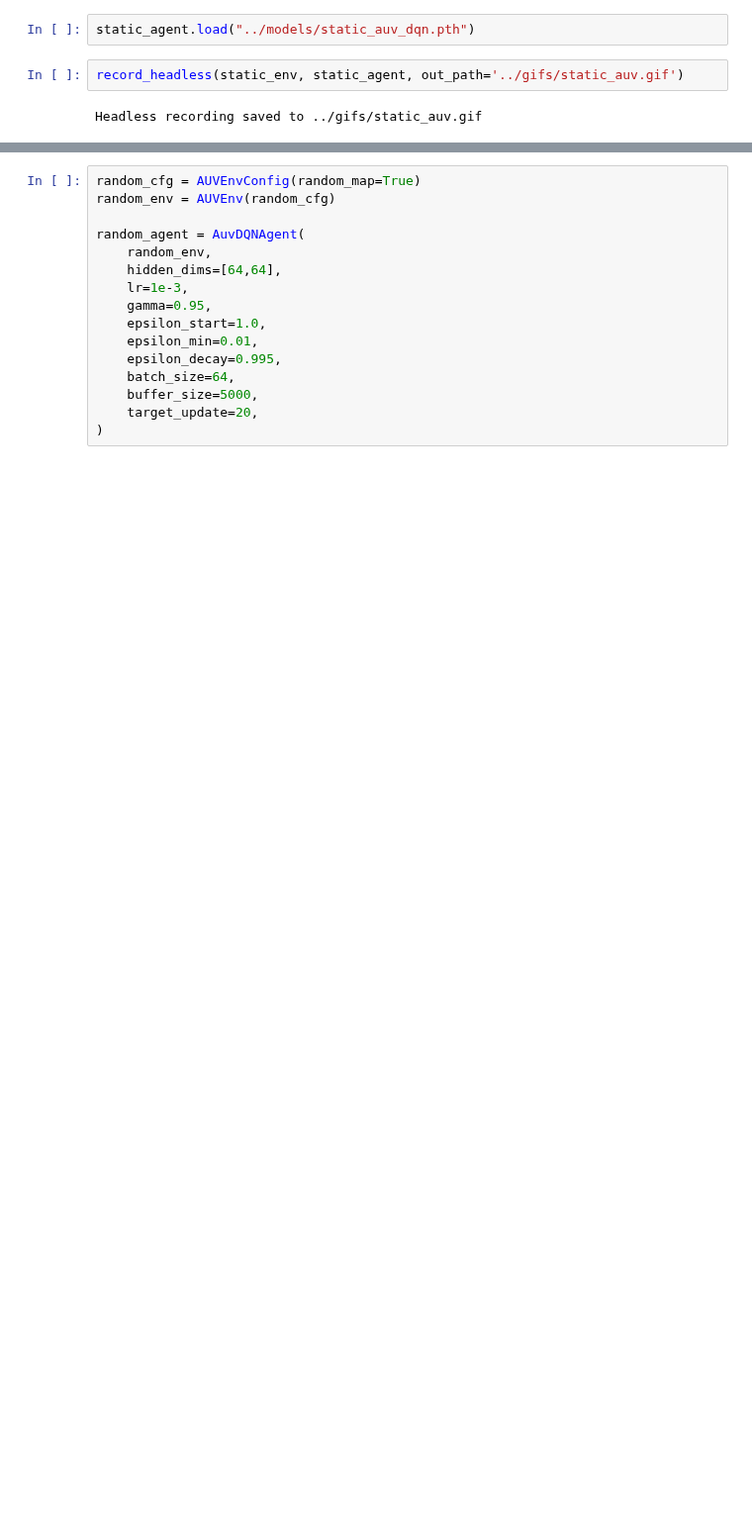
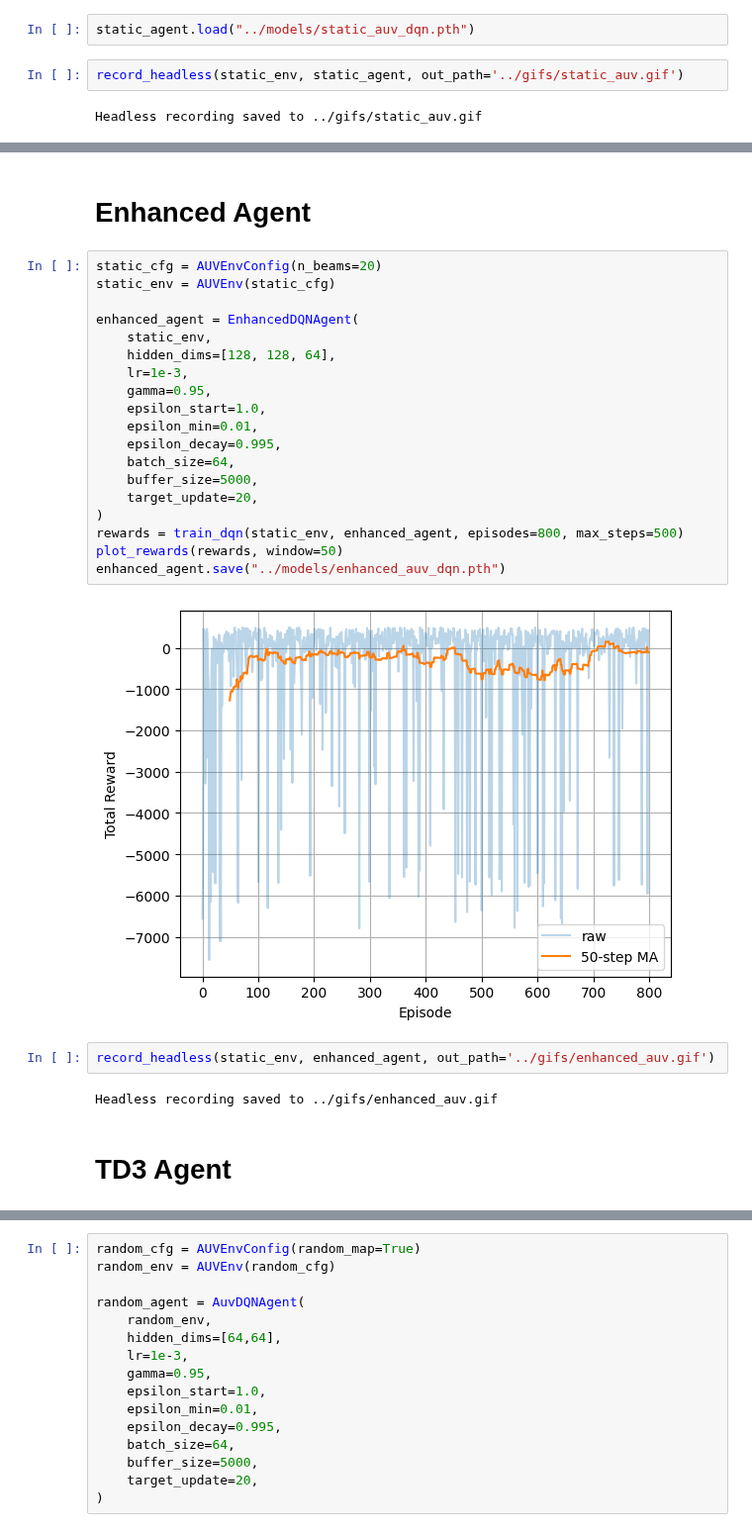
Before and after one commit to eirivarn/auv-rl-project, a Jupyter notebook: notebooks/static_auv_notebook.ipynb, the cells around one changed output, grey strips where cells are left out. Shown at 99% size. Saved outputs shown, nothing was run; the diff lists cells and outputs as text; blank space fills up the shorter version.

```diff
--- a/notebooks/static_auv_notebook.ipynb
+++ b/notebooks/static_auv_notebook.ipynb
@@ -53,0 +58,29 @@ print(f"Success rate: {sr*100:.1f}%, Avg steps: {avg_steps:.1f}")
+# %% [markdown]
+# **Enhanced Agent**
+# %%
+static_cfg = AUVEnvConfig(n_beams=20)
+static_env = AUVEnv(static_cfg)
+
+enhanced_agent = EnhancedDQNAgent(
+    static_env,
+    hidden_dims=[128, 128, 64],
+    lr=1e-3,
+    gamma=0.95,
+    epsilon_start=1.0,
+    epsilon_min=0.01,
+    epsilon_decay=0.995,
+    batch_size=64,
+    buffer_size=5000,
+    target_update=20,
+)
+rewards = train_dqn(static_env, enhanced_agent, episodes=800, max_steps=500)
+plot_rewards(rewards, window=50)
+enhanced_agent.save("../models/enhanced_auv_dqn.pth")
+# %% [output]
+[figure, added]
+# %%
+record_headless(static_env, enhanced_agent, out_path='../gifs/enhanced_auv.gif')
+# %% [output]
+Headless recording saved to ../gifs/enhanced_auv.gif
+# %% [markdown]
+# **TD3 Agent**
```
Also changed, not shown: parts of 9 cells of this notebook, 10 other files.
